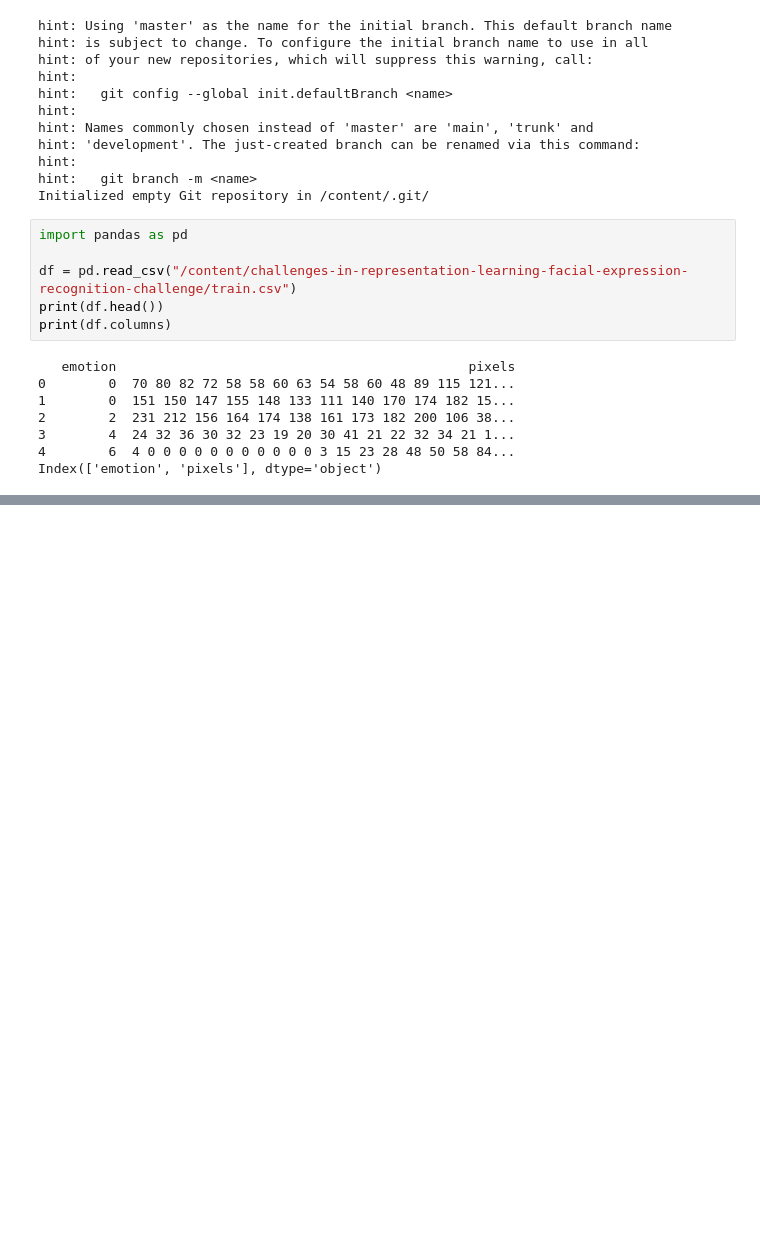
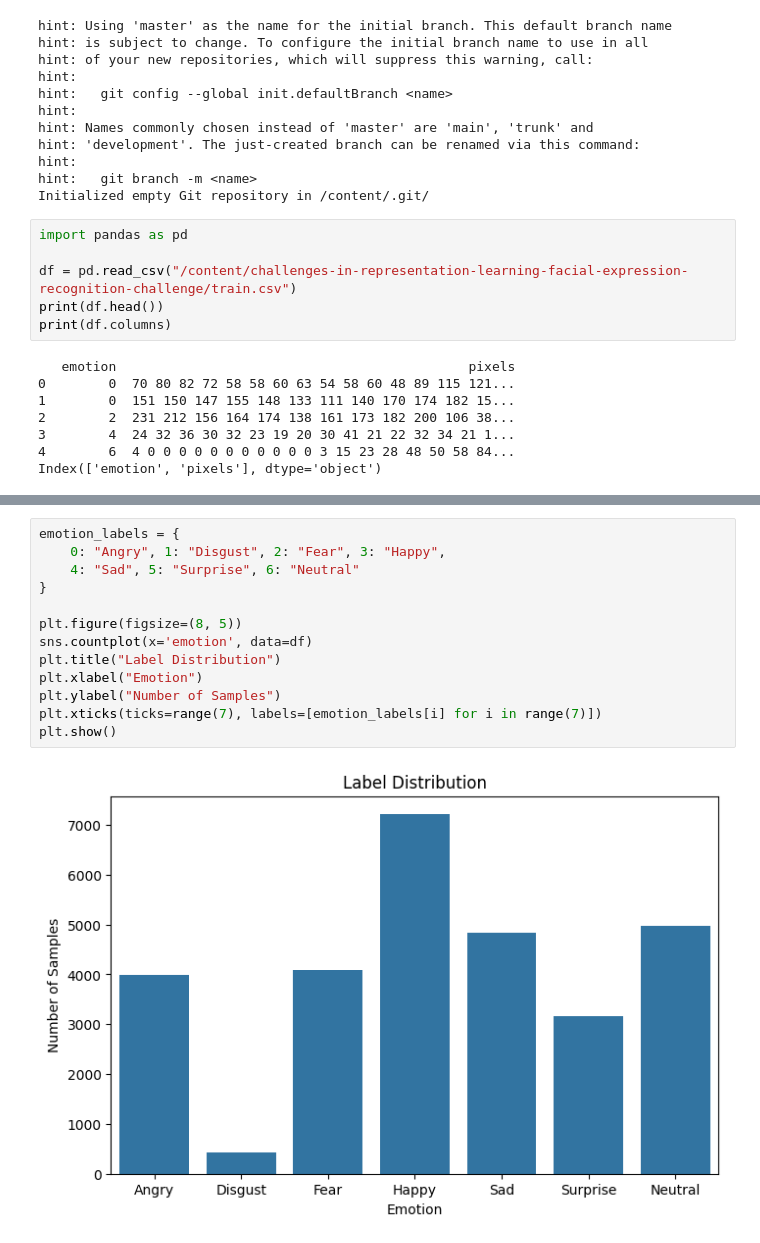
Before and after one commit to giorgitorro/FER_gtoro22, a Jupyter notebook: FER2013_ML_gtoro22.ipynb, the cells around one changed output, grey strips where cells are left out. Drawn from its saved outputs; the diff is of its cells as text; blank space fills up the shorter version.

```diff
--- a/FER2013_ML_gtoro22.ipynb
+++ b/FER2013_ML_gtoro22.ipynb
@@ -142,0 +124,15 @@ val_loader = DataLoader(val_dataset, batch_size=64)
+# %%
+emotion_labels = {
+    0: "Angry", 1: "Disgust", 2: "Fear", 3: "Happy",
+    4: "Sad", 5: "Surprise", 6: "Neutral"
+}
+
+plt.figure(figsize=(8, 5))
+sns.countplot(x='emotion', data=df)
+plt.title("Label Distribution")
+plt.xlabel("Emotion")
+plt.ylabel("Number of Samples")
+plt.xticks(ticks=range(7), labels=[emotion_labels[i] for i in range(7)])
+plt.show()
+# %% [output]
+[figure, added]
```
Also changed, not shown: parts of 13 cells of this notebook.
